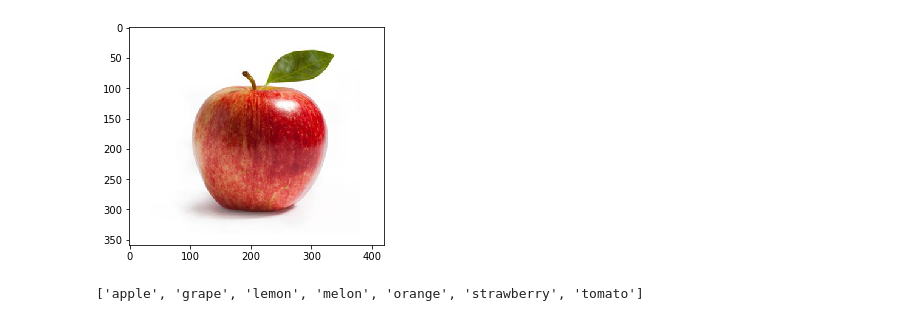
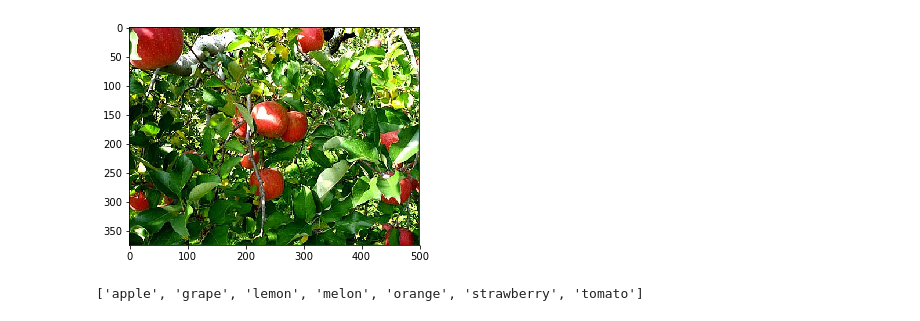
Before and after one commit to hidehiro98/pyML, a Jupyter notebook: fruit.ipynb, the cells around one changed output. Saved outputs shown, nothing was run; the diff lists cells and outputs as text; code cells hidden in the pictures.

```diff
--- a/fruit.ipynb
+++ b/fruit.ipynb
@@ -6,11 +6,12 @@ os.getcwd()
 # %%
 from keras.preprocessing.image import load_img, img_to_array, array_to_img
 import matplotlib.pyplot as plt
 
-img = load_img("./image/apple/0000.jpg")
+data_dir = "/Users/sugakubunka/Documents/umezaki/bunka/pythonML/image/"
+img = load_img(data_dir + 'apple/0001.jpg')
 plt.imshow(img)
 plt.show()
 # %% [output]
-[figure, old version]
+[figure, new version]
 # %%
 import os
```
Also changed, not shown: parts of 14 cells of this notebook.
